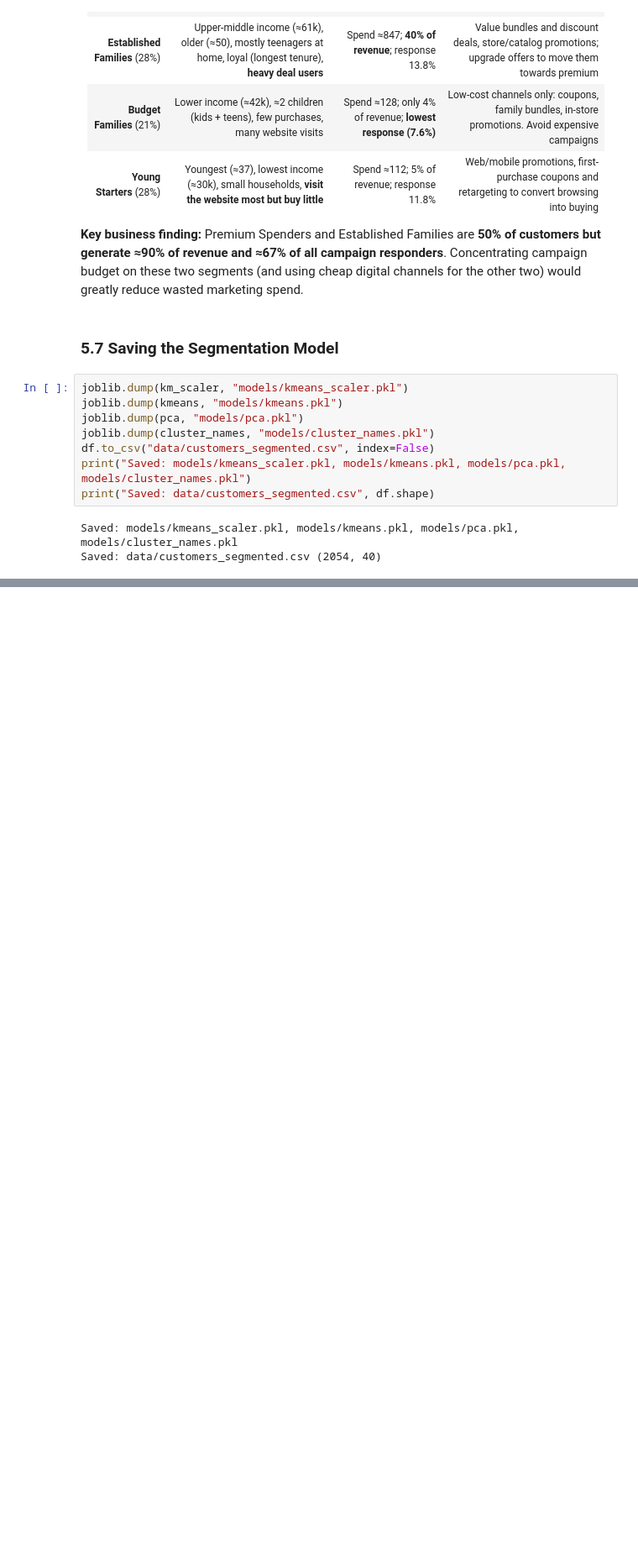
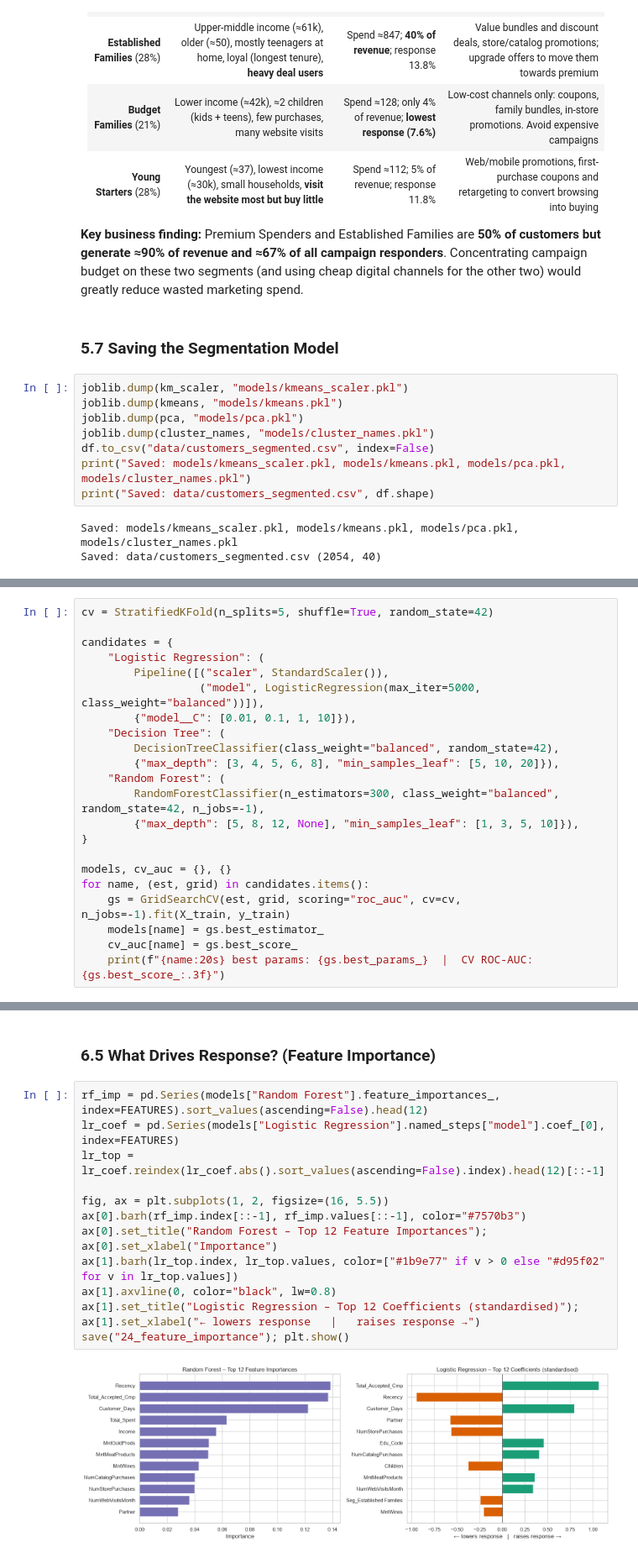
Before and after one commit to manasvigohil28/Customer-Segmentation-Campaign-Optimization, a Jupyter notebook: notebooks/analysis.ipynb, the cells around one changed output, grey strips where cells are left out. Shown at 84% size. Cells and saved outputs as stored; diff of their text form; blank space fills up the shorter version.

```diff
--- a/notebooks/analysis.ipynb
+++ b/notebooks/analysis.ipynb
@@ -934,0 +987,22 @@ Saved: data/customers_segmented.csv (2054, 40)
+# %%
+cv = StratifiedKFold(n_splits=5, shuffle=True, random_state=42)
+
+candidates = {
+    "Logistic Regression": (
+        Pipeline([("scaler", StandardScaler()),
+                  ("model", LogisticRegression(max_iter=5000, class_weight="balanced"))]),
+        {"model__C": [0.01, 0.1, 1, 10]}),
+    "Decision Tree": (
+        DecisionTreeClassifier(class_weight="balanced", random_state=42),
+        {"max_depth": [3, 4, 5, 6, 8], "min_samples_leaf": [5, 10, 20]}),
+    "Random Forest": (
+        RandomForestClassifier(n_estimators=300, class_weight="balanced", random_state=42, n_jobs=-1),
+        {"max_depth": [5, 8, 12, None], "min_samples_leaf": [1, 3, 5, 10]}),
+}
+
+models, cv_auc = {}, {}
+for name, (est, grid) in candidates.items():
+    gs = GridSearchCV(est, grid, scoring="roc_auc", cv=cv, n_jobs=-1).fit(X_train, y_train)
+    models[name] = gs.best_estimator_
+    cv_auc[name] = gs.best_score_
+    print(f"{name:20s} best params: {gs.best_params_}  |  CV ROC-AUC: {gs.best_score_:.3f}")
@@ -934,0 +1092,16 @@ Saved: data/customers_segmented.csv (2054, 40)
+# %% [markdown]
+### 6.5 What Drives Response? (Feature Importance)
+# %%
+rf_imp = pd.Series(models["Random Forest"].feature_importances_, index=FEATURES).sort_values(ascending=False).head(12)
+lr_coef = pd.Series(models["Logistic Regression"].named_steps["model"].coef_[0], index=FEATURES)
+lr_top = lr_coef.reindex(lr_coef.abs().sort_values(ascending=False).index).head(12)[::-1]
+
+fig, ax = plt.subplots(1, 2, figsize=(16, 5.5))
+ax[0].barh(rf_imp.index[::-1], rf_imp.values[::-1], color="#7570b3")
+ax[0].set_title("Random Forest – Top 12 Feature Importances"); ax[0].set_xlabel("Importance")
+ax[1].barh(lr_top.index, lr_top.values, color=["#1b9e77" if v > 0 else "#d95f02" for v in lr_top.values])
+ax[1].axvline(0, color="black", lw=0.8)
+ax[1].set_title("Logistic Regression – Top 12 Coefficients (standardised)"); ax[1].set_xlabel("← lowers response   |   raises response →")
+save("24_feature_importance"); plt.show()
+# %% [output]
+[figure, added]
```
Also changed, not shown: parts of 26 cells of this notebook, 13 other files.
